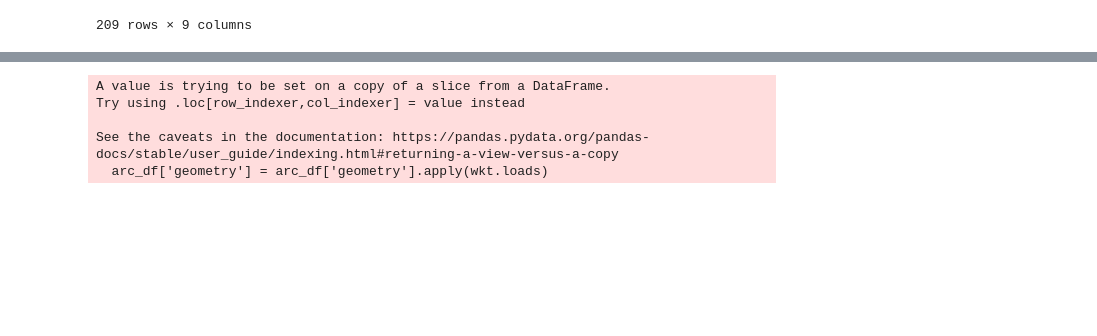
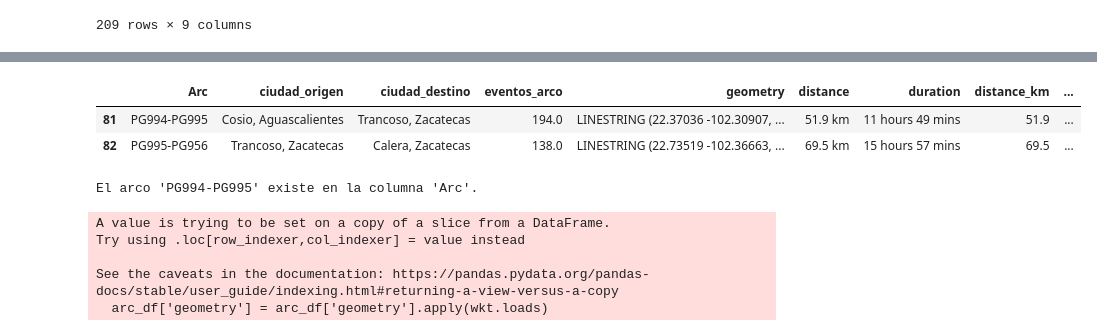
Before and after one commit to puriarter21/Mapa_Migracion_Irregular_Mexico, a Jupyter notebook: 1. Mapas/1. Mapas/Metodo_1/procesamiento de rutas/arcos/Untitled.ipynb, the cells around one changed output, grey strips where cells are left out. Cells and saved outputs as stored; diff of their text form; code cells hidden in the pictures; blank space fills up the shorter version.

```diff
--- a/1. Mapas/1. Mapas/Metodo_1/procesamiento de rutas/arcos/Untitled.ipynb
+++ b/1. Mapas/1. Mapas/Metodo_1/procesamiento de rutas/arcos/Untitled.ipynb
@@ -1152,3 +1512,15 @@ arc_df
 | 207 | PG1695-PG1654 | Progreso, Yucatan | Campeche, Campeche | 1757.0 | LINESTRING (21.28217 -89.66366, 2... | 205 km | 1 day 22 hours | 205.0 | ... |
 | 208 | PG1810-PG1772 | Tulum, Quintana Roo | Valladolid, Yucatan | 18.0 | LINESTRING (20.16921 -87.44957, 2... | 106 km | 23 hours 51 mins | 106.0 | ... |
 209 rows × 9 columns
+# %%
+import pandas as pd
+
+# Definir los arcos a buscar
+arcs_to_find = ["PG994-PG995", "PG994-PG956", "PG995-PG956"]
+
+# Filtrar las filas que contienen los arcos especificados
+rows_with_arcs = arc_df[arc_df['Arc'].apply(lambda x: any(arc in x for arc in arcs_to_find))]
+
+# Mostrar las filas que contienen los arcos especificados
+print("Filas que contienen los arcos 'PG994-PG995', 'PG994-PG956' y 'PG995-PG956':")
+print(rows_with_arcs)
@@ -1155,3 +1540,26 @@ arc_df
+# %%
+rows_with_arcs
+# %% [output]
+|  | Arc | ciudad_origen | ciudad_destino | eventos_arco | geometry | distance | duration | distance_km | ... |
+| 81 | PG994-PG995 | Cosio, Aguascalientes | Trancoso, Zacatecas | 194.0 | LINESTRING (22.37036 -102.30907, ... | 51.9 km | 11 hours 49 mins | 51.9 | ... |
+| 82 | PG995-PG956 | Trancoso, Zacatecas | Calera, Zacatecas | 138.0 | LINESTRING (22.73519 -102.36663, ... | 69.5 km | 15 hours 57 mins | 69.5 | ... |
+# %%
+import pandas as pd
+
+# Cargar el dataframe 'arc_df' desde tu fuente de datos
+# arc_df = pd.read_csv('ruta_a_tu_archivo.csv')
+
+# Verificar si el arco "PG994-PG956" existe en la columna 'Arc'
+arc_to_find = "PG994-PG995"
+arc_exists = arc_df['Arc'].str.contains(arc_to_find).any()
+
+# Mostrar el resultado
+if arc_exists:
+    print(f"El arco '{arc_to_find}' existe en la columna 'Arc'.")
+else:
+    print(f"El arco '{arc_to_find}' no existe en la columna 'Arc'.")
+# %% [output]
+El arco 'PG994-PG995' existe en la columna 'Arc'.
 # %%
 arc_df.to_csv("/Users/pablouriarte/Mapa_Migracion_Irregular_Mexico_Fresh/1. Mapas/1. Mapas/Metodo_1/procesamiento de rutas/arcos/arcos_rutas_a_pie.csv")
 # %%
```
Also changed, not shown: parts of 21 cells of this notebook, 3 other files.
